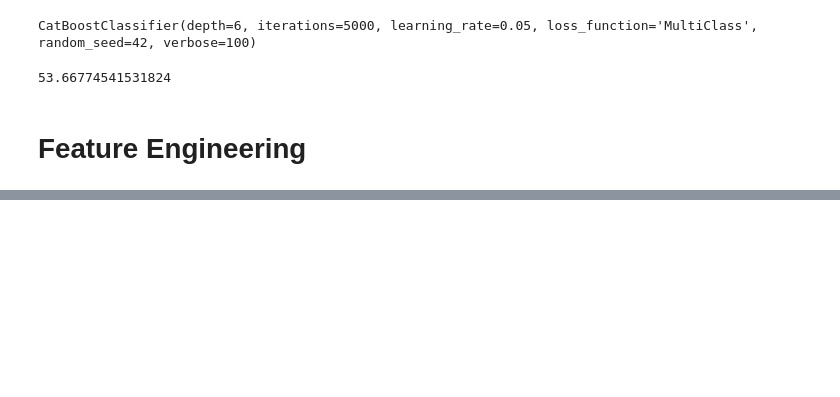
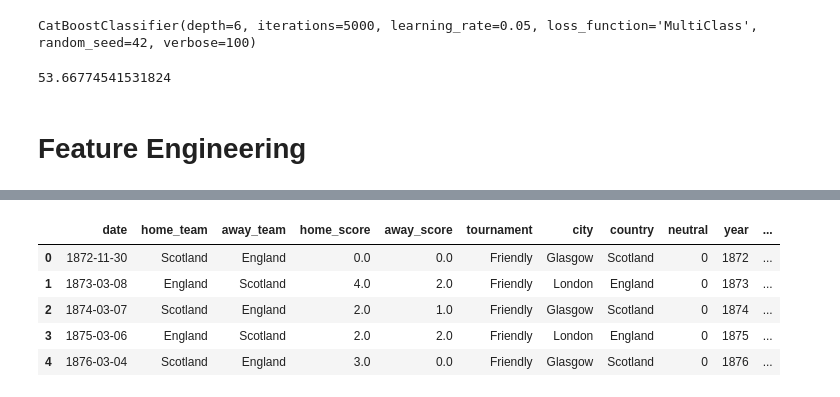
Before and after one commit to arhamanism/WC-match-predictor-model, a Jupyter notebook: World_Cup_Match_Predictor.ipynb, the cells around one changed output, grey strips where cells are left out. Drawn from its saved outputs; the diff is of its cells as text; code cells hidden in the pictures; blank space fills up the shorter version.

Commit message:
Chore: Recent team form feature added

```diff
--- a/World_Cup_Match_Predictor.ipynb
+++ b/World_Cup_Match_Predictor.ipynb
@@ -466,0 +473,47 @@ print(accuracy*100)
+# %%
+from collections import defaultdict
+
+team_points = defaultdict(list)
+
+home_recent_points = []
+away_recent_points = []
+
+WINDOW = 5
+
+for _, row in df.iterrows():
+
+    home = row["home_team"]
+    away = row["away_team"]
+
+    home_history = team_points[home][-WINDOW:]
+    away_history = team_points[away][-WINDOW:]
+
+    home_recent_points.append(sum(home_history))
+    away_recent_points.append(sum(away_history))
+
+    if row["home_score"] > row["away_score"]:
+
+        team_points[home].append(3)
+        team_points[away].append(0)
+
+    elif row["home_score"] < row["away_score"]:
+
+        team_points[home].append(0)
+        team_points[away].append(3)
+
+    else:
+
+        team_points[home].append(1)
+        team_points[away].append(1)
+
+
+df["home_recent_points"] = home_recent_points
+df["away_recent_points"] = away_recent_points
+df.head()
+# %% [output]
+|  | date | home_team | away_team | home_score | away_score | tournament | city | country | neutral | year | ... |
+| 0 | 1872-11-30 | Scotland | England | 0.0 | 0.0 | Friendly | Glasgow | Scotland | 0 | 1872 | ... |
+| 1 | 1873-03-08 | England | Scotland | 4.0 | 2.0 | Friendly | London | England | 0 | 1873 | ... |
+| 2 | 1874-03-07 | Scotland | England | 2.0 | 1.0 | Friendly | Glasgow | Scotland | 0 | 1874 | ... |
+| 3 | 1875-03-06 | England | Scotland | 2.0 | 2.0 | Friendly | London | England | 0 | 1875 | ... |
+| 4 | 1876-03-04 | Scotland | England | 3.0 | 0.0 | Friendly | Glasgow | Scotland | 0 | 1876 | ... |
```
Also changed, not shown: parts of 3 cells of this notebook.
